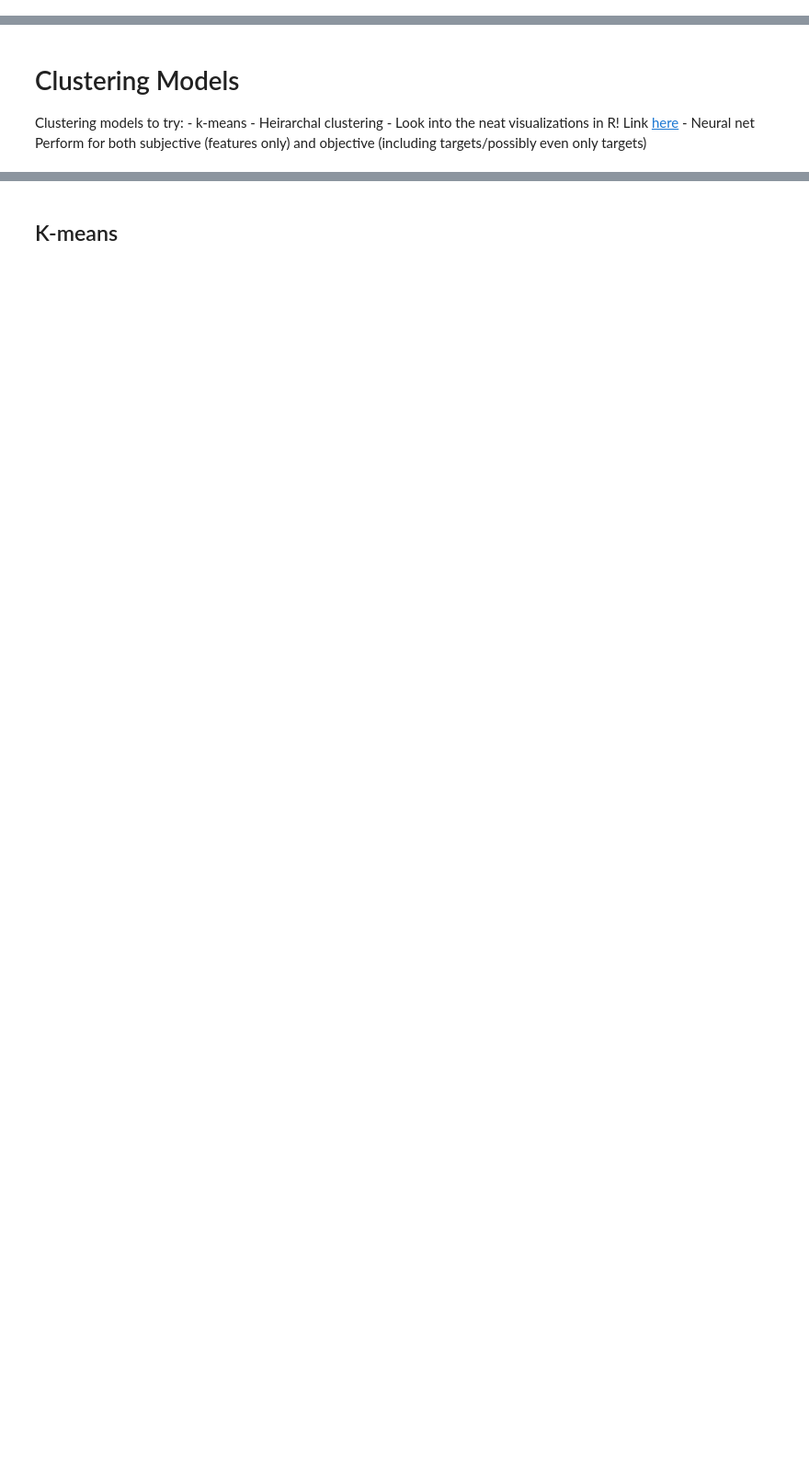
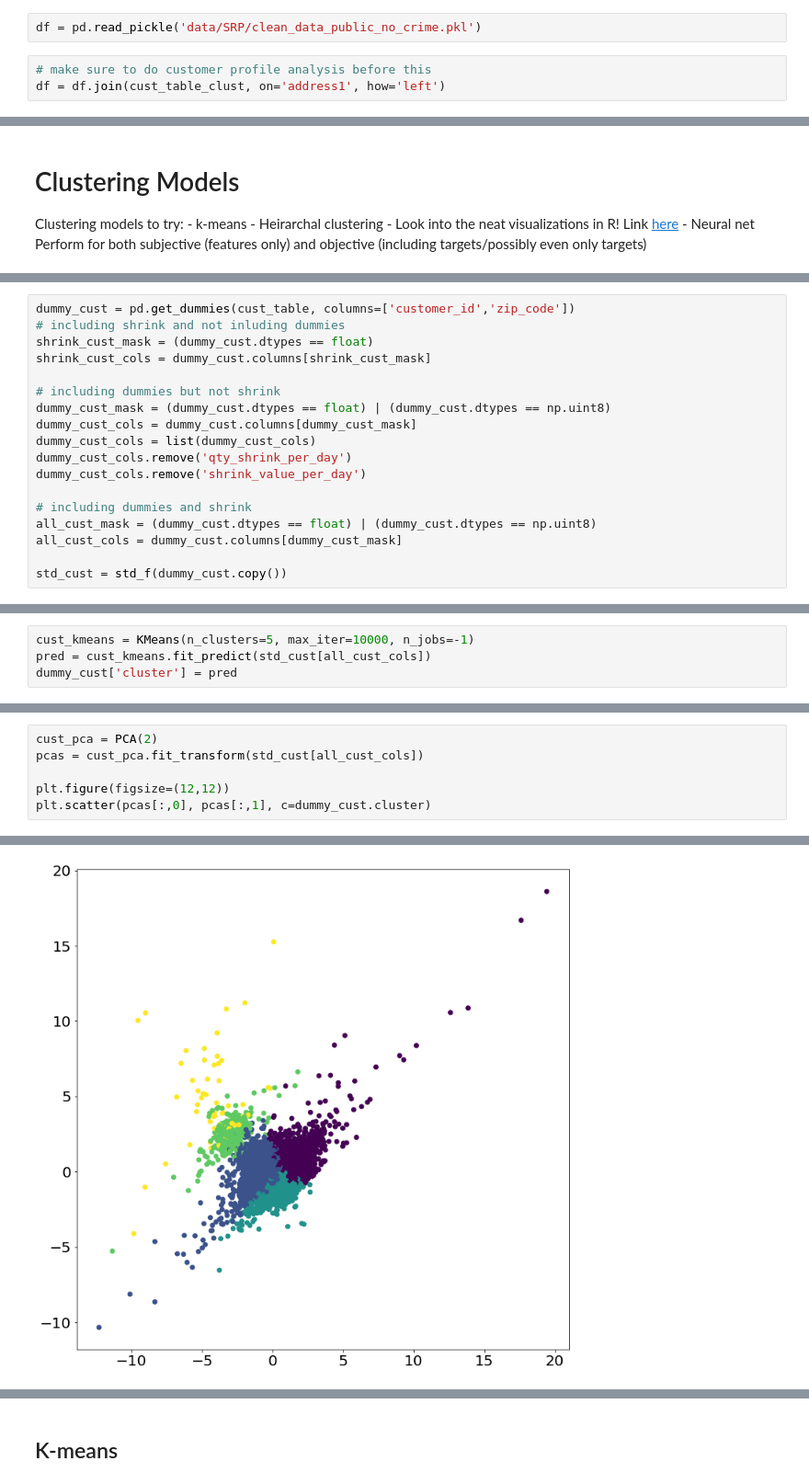
Before and after one commit to lukeolson13/capstone, a Jupyter notebook: EDA.ipynb, the cells around one changed output, grey strips where cells are left out. Shown at 92% size. Saved outputs shown, nothing was run; the diff lists cells and outputs as text; blank space fills up the shorter version.

```diff
--- a/EDA.ipynb
+++ b/EDA.ipynb
@@ -320,3 +48,8 @@ df['zip_code'] = df.apply(zip_code_str, df=df, axis=1)
+# %%
+df = pd.read_pickle('data/SRP/clean_data_public_no_crime.pkl')
+# %%
+# make sure to do customer profile analysis before this
+df = df.join(cust_table_clust, on='address1', how='left')
 # %% [markdown]
 # Split into features vs targets
 # %%
@@ -478,0 +247,18 @@ Perform for both subjective (features only) and objective (including targets/pos
+# %%
+dummy_cust = pd.get_dummies(cust_table, columns=['customer_id','zip_code'])
+# including shrink and not inluding dummies
+shrink_cust_mask = (dummy_cust.dtypes == float)
+shrink_cust_cols = dummy_cust.columns[shrink_cust_mask]
+
+# including dummies but not shrink
+dummy_cust_mask = (dummy_cust.dtypes == float) | (dummy_cust.dtypes == np.uint8)
+dummy_cust_cols = dummy_cust.columns[dummy_cust_mask]
+dummy_cust_cols = list(dummy_cust_cols)
+dummy_cust_cols.remove('qty_shrink_per_day')
+dummy_cust_cols.remove('shrink_value_per_day')
+
+# including dummies and shrink
+all_cust_mask = (dummy_cust.dtypes == float) | (dummy_cust.dtypes == np.uint8)
+all_cust_cols = dummy_cust.columns[dummy_cust_mask]
+
+std_cust = std_f(dummy_cust.copy())
@@ -478,0 +339,4 @@ Perform for both subjective (features only) and objective (including targets/pos
+# %%
+cust_kmeans = KMeans(n_clusters=5, max_iter=10000, n_jobs=-1)
+pred = cust_kmeans.fit_predict(std_cust[all_cust_cols])
+dummy_cust['cluster'] = pred
@@ -478,0 +371,7 @@ Perform for both subjective (features only) and objective (including targets/pos
+# %%
+cust_pca = PCA(2)
+pcas = cust_pca.fit_transform(std_cust[all_cust_cols])
+
+plt.figure(figsize=(12,12))
+plt.scatter(pcas[:,0], pcas[:,1], c=dummy_cust.cluster)
+# %% [output]
@@ -478,0 +379 @@ Perform for both subjective (features only) and objective (including targets/pos
+[figure, added]
```
Also changed, not shown: parts of 80 cells of this notebook.
